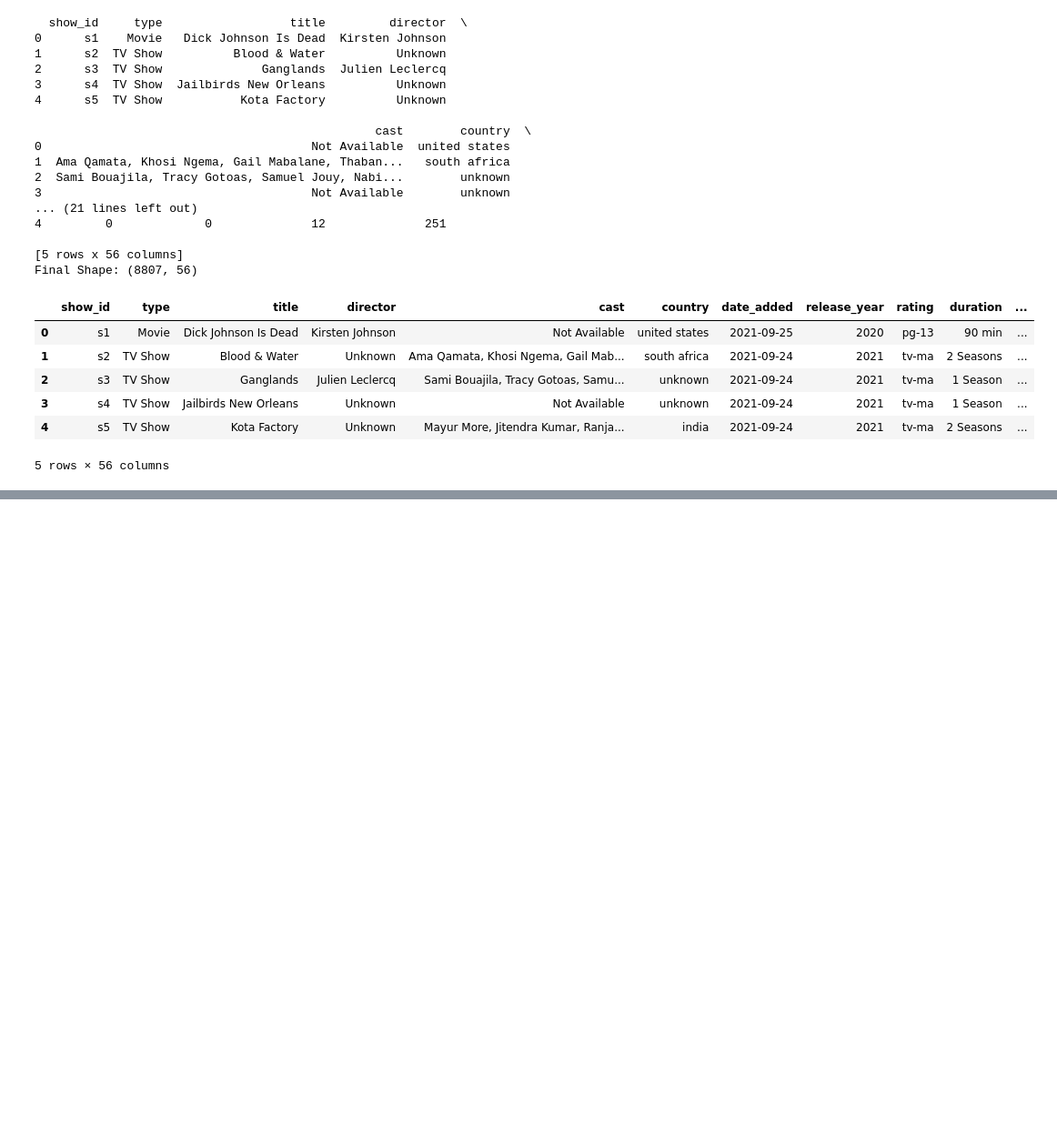
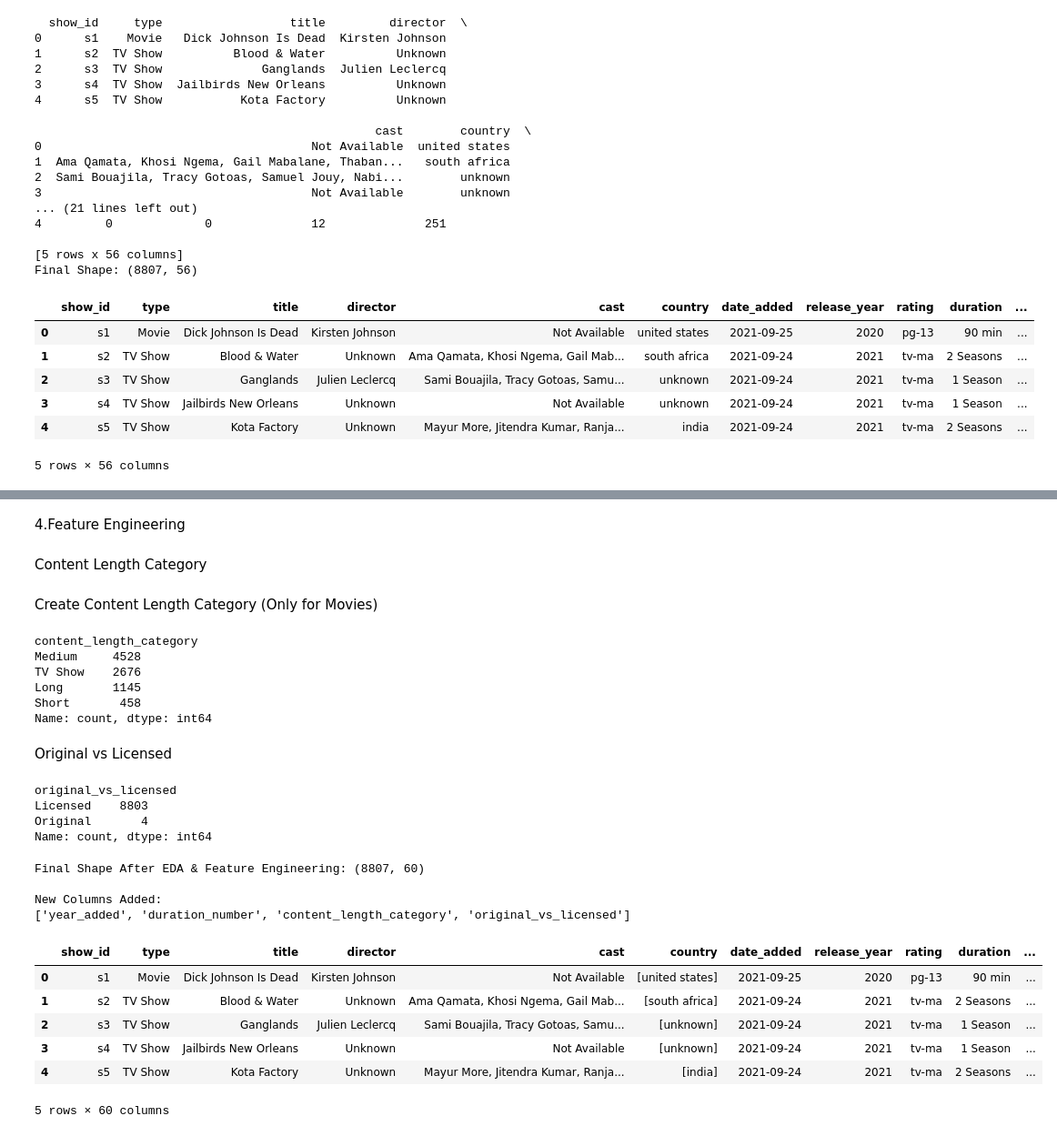
Before and after one commit to s22gaikwadjanhavi-dotcom/StreamScope, a Jupyter notebook: analysis.ipynb, the cells around one changed output, grey strips where cells are left out. Shown at 91% size. Cells and saved outputs as stored; diff of their text form; code cells hidden in the pictures; blank space fills up the shorter version.

```diff
--- a/analysis.ipynb
+++ b/analysis.ipynb
@@ -174,0 +332,5 @@ df.head()
+# %%
+df['country'] = df['country'].str.split(',')
+
+country_df = df.explode('country')
+country_df['country'] = country_df['country'].str.strip()
@@ -174,0 +365,64 @@ df.head()
+# %% [markdown]
+4.Feature Engineering
+# %% [markdown]
+Content Length Category
+# %%
+df['duration_number'] = df['duration'].str.extract(r'(\d+)')
+df['duration_number'] = df['duration_number'].astype(float)
+# %% [markdown]
+Create Content Length Category (Only for Movies)
+# %%
+def length_category(row):
+    if row['type'] == 'Movie':
+        if row['duration_number'] < 60:
+            return 'Short'
+        elif row['duration_number'] <= 120:
+            return 'Medium'
+        else:
+            return 'Long'
+    else:
+        return 'TV Show'
+
+df['content_length_category'] = df.apply(length_category, axis=1)
+
+print(df['content_length_category'].value_counts())
+# %% [output]
+content_length_category
+Medium     4528
+TV Show    2676
+Long       1145
+Short       458
+Name: count, dtype: int64
+# %% [markdown]
+Original vs Licensed
+# %%
+df['original_vs_licensed'] = df['title'].apply(
+    lambda x: 'Original' if 'Netflix' in x else 'Licensed'
+)
+
+print(df['original_vs_licensed'].value_counts())
+# %% [output]
+original_vs_licensed
+Licensed    8803
+Original       4
+Name: count, dtype: int64
+# %%
+print("Final Shape After EDA & Feature Engineering:", df.shape)
+print("\nNew Columns Added:")
+print(['year_added', 'duration_number',
+       'content_length_category', 'original_vs_licensed'])
+# %% [output]
+Final Shape After EDA & Feature Engineering: (8807, 60)
+
+New Columns Added:
+['year_added', 'duration_number', 'content_length_category', 'original_vs_licensed']
+# %%
+df.head()
+# %% [output]
+|  | show_id | type | title | director | cast | country | date_added | release_year | rating | duration | ... |
+| 0 | s1 | Movie | Dick Johnson Is Dead | Kirsten Johnson | Not Available | [united states] | 2021-09-25 | 2020 | pg-13 | 90 min | ... |
+| 1 | s2 | TV Show | Blood & Water | Unknown | Ama Qamata, Khosi Ngema, Gail Mab... | [south africa] | 2021-09-24 | 2021 | tv-ma | 2 Seasons | ... |
+| 2 | s3 | TV Show | Ganglands | Julien Leclercq | Sami Bouajila, Tracy Gotoas, Samu... | [unknown] | 2021-09-24 | 2021 | tv-ma | 1 Season | ... |
+| 3 | s4 | TV Show | Jailbirds New Orleans | Unknown | Not Available | [unknown] | 2021-09-24 | 2021 | tv-ma | 1 Season | ... |
+| 4 | s5 | TV Show | Kota Factory | Unknown | Mayur More, Jitendra Kumar, Ranja... | [india] | 2021-09-24 | 2021 | tv-ma | 2 Seasons | ... |
+5 rows × 60 columns
```
Also changed, not shown: parts of 26 cells of this notebook, 2 other files.
